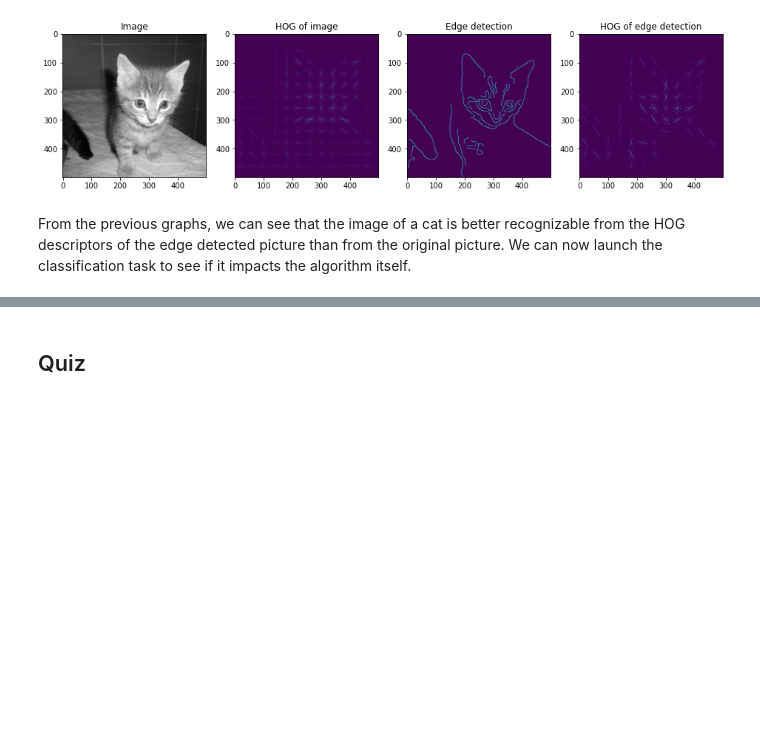
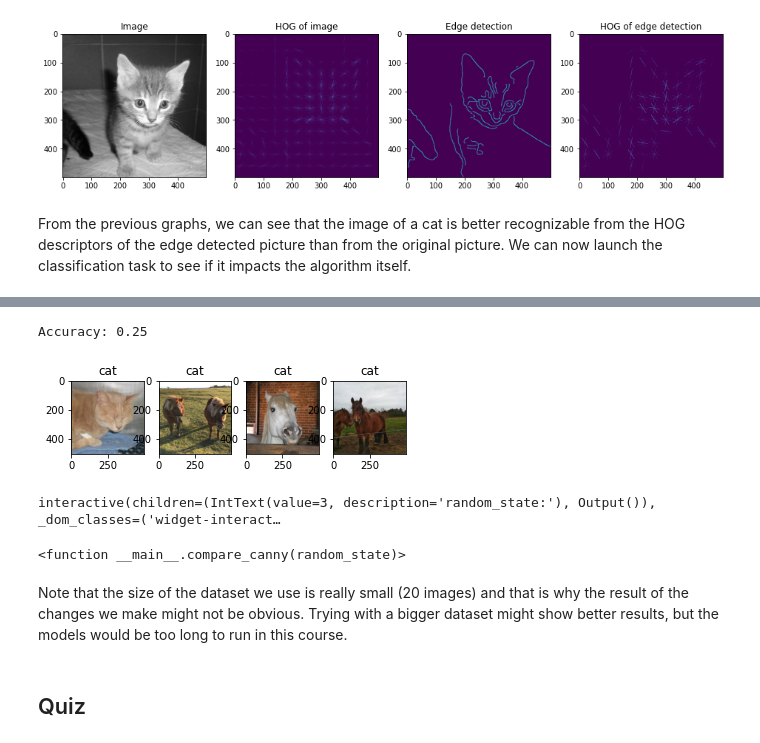
Before and after one commit to annalaine/quaxp, a Jupyter notebook: 2-2-2-edge.ipynb, the cells around one changed output, grey strips where cells are left out. Saved outputs shown, nothing was run; the diff lists cells and outputs as text; code cells hidden in the pictures; blank space fills up the shorter version.

Commit message:
finish edge

```diff
--- a/2-2-2-edge.ipynb
+++ b/2-2-2-edge.ipynb
@@ -154,2 +164,71 @@ images.head()
+# %%
+# Run on canny edge detection
+
+%run 2-functions.ipynb
+
+import skimage.feature as sf
+from skimage.color import rgb2gray
+
+images = read_images('./2-images.csv')
+
+# Create canny image for each image
+canny_list = []
+for index, row in images.iterrows():
+    canny_list.append(sf.canny(rgb2gray(row['image']), sigma = 3))
+
+# Save canny in the images DataFrame
+images = images.assign(canny = canny_list)
+
+# Get the HOG features from the canny image
+images = images.assign(hog_features = create_hog(images['canny'], canny = True))
+
+# Classify and get the results
+pred, y_test, test = classify_images(images, random_state = 3)
+print('Accuracy: ' + str(accuracy_score(pred, y_test)))
+print_results(pred, test)
+# %% [output]
+Accuracy: 0.25
+[figure, added]
+# %%
+# Beginner version: cell to hide
+
+import ipywidgets as widgets
+from ipywidgets import interact
+
+def compare_canny(random_state):
+
+    %run 2-functions.ipynb
+
+    import pandas as pd
+    from sklearn.metrics import accuracy_score
+    import skimage.feature as sf
+    from skimage.color import rgb2gray
+
+    images = read_images('./2-images.csv')
+
+    images = images.assign(hog_features = create_hog(images['image']))
+    pred, y_test, test = classify_images(images, random_state = random_state)
+    print('Accuracy with normal images: ' + str(accuracy_score(pred, y_test)))
+    print_results(pred, test)
+
+    canny_list = []
+    for index, row in images.iterrows():
+        canny_list.append(sf.canny(rgb2gray(row['image']), sigma = 3))
+    images = images.assign(canny = canny_list)
+    images = images.assign(hog_features = create_hog(images['canny'], canny = True))
+    pred, y_test, test = classify_images(images, random_state)
+    print('Accuracy with canny transformation: ' + str(accuracy_score(pred, y_test)))
+    print_results(pred, test)
+
+interact(compare_canny, random_state = widgets.IntText(
+    value = 3,
+    description = 'random_state:',
+    disabled = False
+))
+# %% [output]
+interactive(children=(IntText(value=3, description='random_state:'), Output()), _dom_classes=('widget-interact…
+<function __main__.compare_canny(random_state)>
+# %% [markdown]
+Note that the size of the dataset we use is really small (20 images) and that is why the result of the changes we make might not be obvious. Trying with a bigger dataset might show better results, but the models would be too long to run in this course.
 # %% [markdown]
 ## Quiz
```
Also changed, not shown: parts of 7 cells of this notebook.
